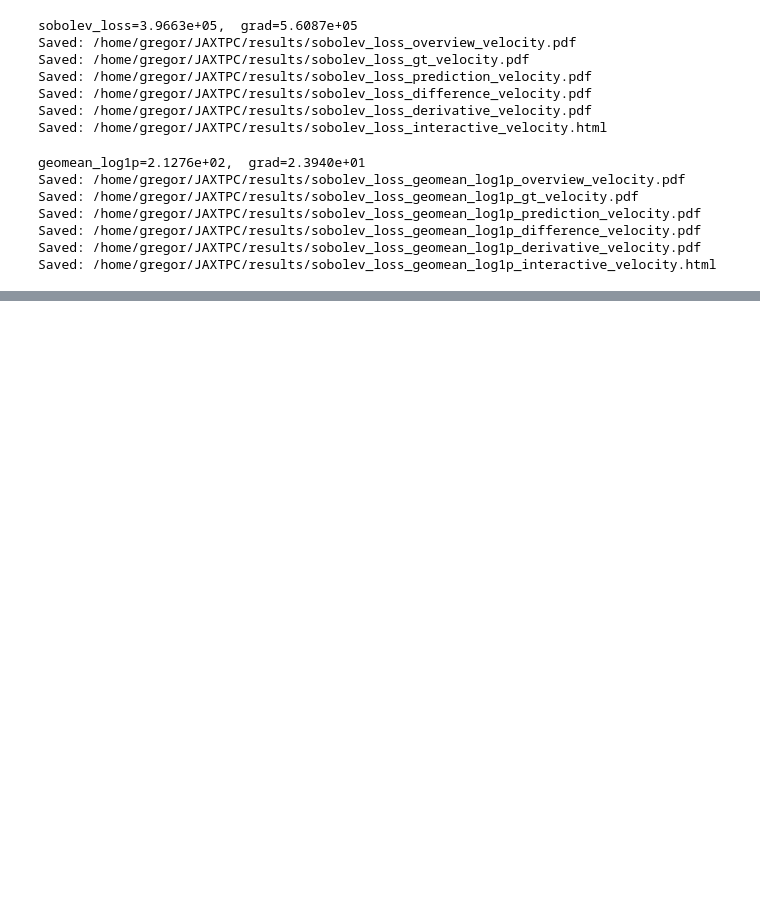
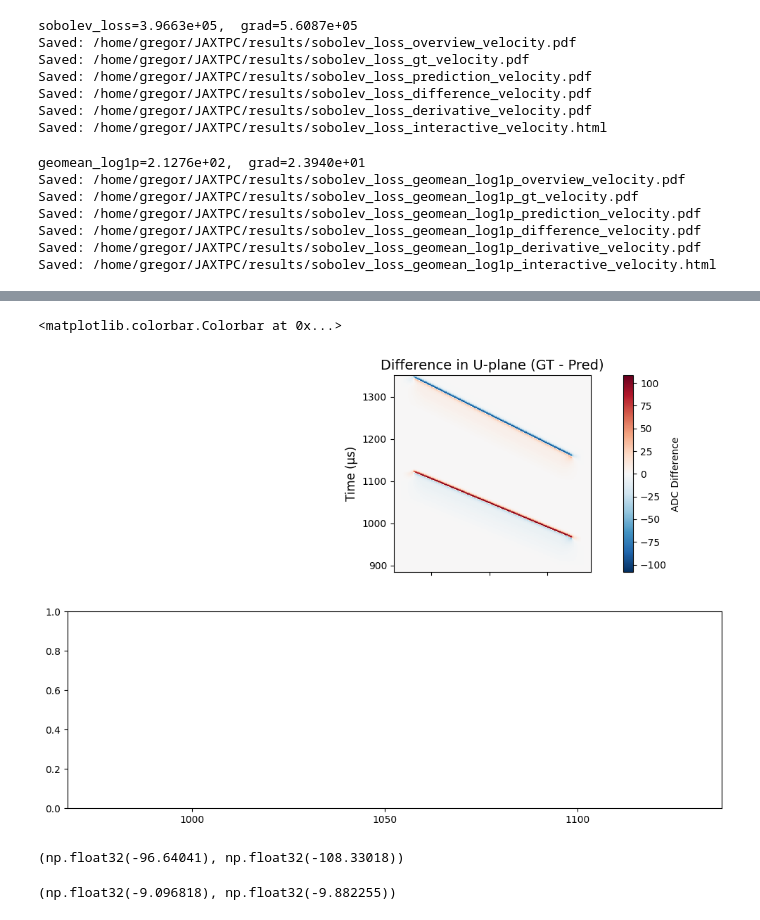
Before and after one commit to gregorkrz/JAXTPC, a Jupyter notebook: notebooks/playground.ipynb, the cells around one changed output, grey strips where cells are left out. Drawn from its saved outputs; the diff is of its cells as text; code cells hidden in the pictures; blank space fills up the shorter version.

```diff
--- a/notebooks/playground.ipynb
+++ b/notebooks/playground.ipynb
@@ -199,7 +203,7 @@ jax.block_until_ready(tangents)
 
 gt_dict      = {k: np.asarray(a)     for k, a      in zip(plane_keys, gt_arrays)}
 pred_dict    = {k: np.asarray(a)     for k, a      in zip(plane_keys, pred_arrays)}
-diff_dict    = {k: np.asarray(p - g) for k, (p, g) in zip(plane_keys, zip(pred_arrays, gt_arrays))}
+diff_dict    = {k: np.asarray(g - p) for k, (p, g) in zip(plane_keys, zip(pred_arrays, gt_arrays))}
 tangent_dict = {k: np.asarray(t)     for k, t      in zip(plane_keys, tangents)}
 
 test_val      = float(test_p_n) * param_gt
@@ -496,0 +709,32 @@ Saved: /home/gregor/JAXTPC/results/sobolev_loss_geomean_log1p_interactive_veloci
+# %%
+gt_U_plane = gt_dict[(VOL, 0)]
+gt_Y_plane = gt_dict[(VOL, 2)]
+pred_U_plane = pred_dict[(VOL, 0)]
+pred_Y_plane = pred_dict[(VOL, 2)]
+# %%
+diff_U = (gt_U_plane-pred_U_plane)
+diff_Y = (gt_Y_plane-pred_Y_plane)
+# %%
+fig, ax = plt.subplots(2, 1, figsize=(12, 8), facecolor='white'
+                       , sharex=True)
+im0 = ax[0].imshow(diff_U.T, aspect='auto', origin='lower',
+                   extent=[0, diff_U.shape[0], 0, max_time],
+                   cmap='RdBu_r', vmin=-np.max(np.abs(diff_U)), vmax=np.max(np.abs(diff_U)),
+                   interpolation='nearest')
+ax[0].set_title('Difference in U-plane (GT - Pred)', fontsize=14)
+ax[0].set_ylabel('Time (μs)', fontsize=12)
+ax[0].set_xlim(plane_xlim[0])
+ax[0].set_ylim(plane_ylim[0])
+ax[0].set_box_aspect(1)
+fig.colorbar(im0, ax=ax[0], label='ADC Difference')
+# %% [output]
+<matplotlib.colorbar.Colorbar at 0x...>
+[figure, added]
+# %%
+gt_U_plane.min(), pred_U_plane.min()
+# %% [output]
+(np.float32(-96.64041), np.float32(-108.33018))
+# %%
+gt_Y_plane.min(), pred_Y_plane.min()
+# %% [output]
+(np.float32(-9.096818), np.float32(-9.882255))
```
Also changed, not shown: parts of 7 cells of this notebook, 10 other files.
